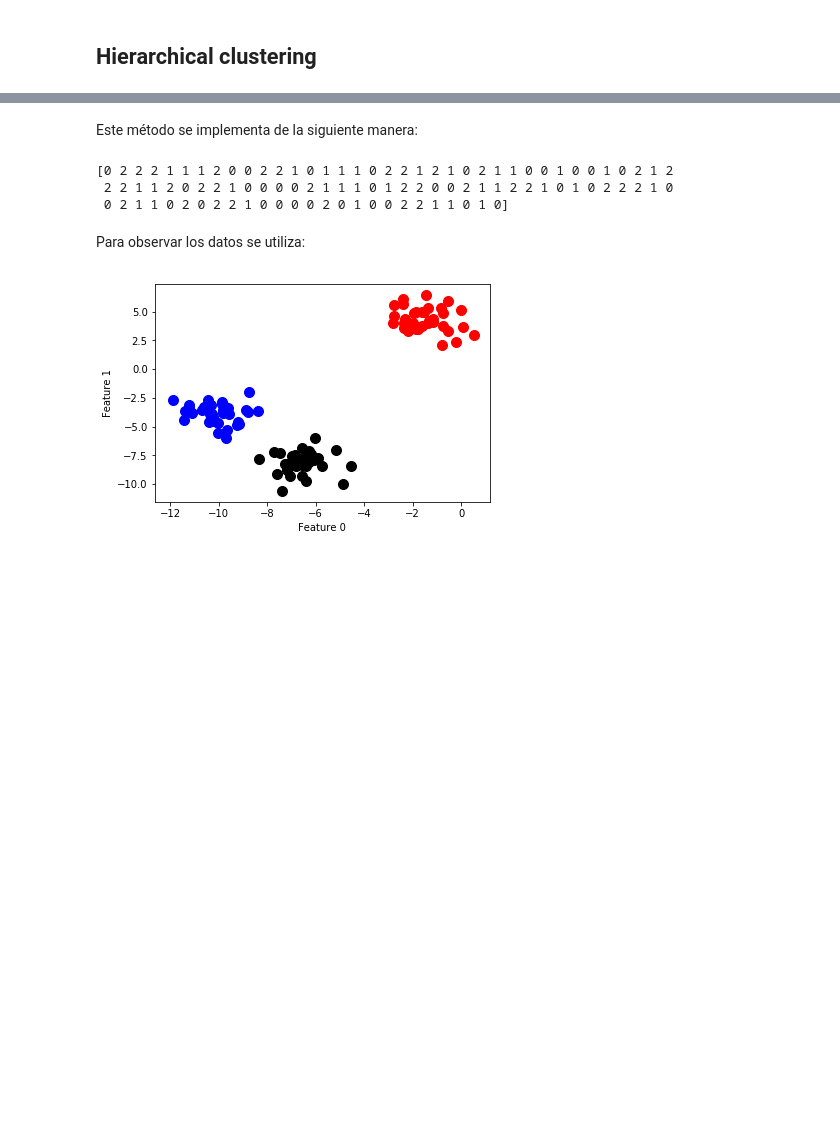
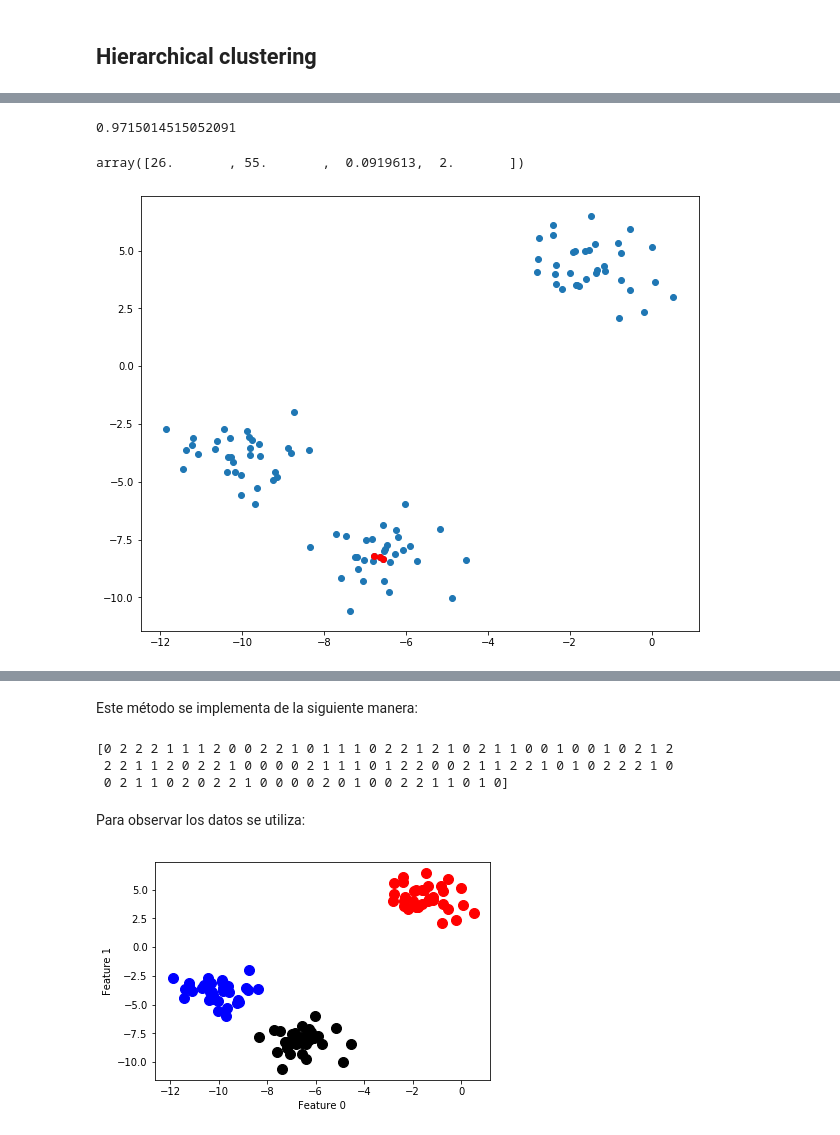
Before and after one commit to camilogutierrez/MachineLearning-1, a Jupyter notebook: NOTEBOOKS/12_Cluster.ipynb, the cells around one changed output, grey strips where cells are left out. Saved outputs shown, nothing was run; the diff lists cells and outputs as text; code cells hidden in the pictures; blank space fills up the shorter version.

```diff
--- a/NOTEBOOKS/12_Cluster.ipynb
+++ b/NOTEBOOKS/12_Cluster.ipynb
@@ -87,0 +141,19 @@ plt.ylabel('Cluster distance');
+# %%
+from scipy.cluster.hierarchy import cophenet
+from scipy.spatial.distance import pdist
+C, coph_dist=cophenet(Z,pdist(X)) #Coeficiente de Cophenet
+C
+# %% [output]
+0.9715014515052091
+# %%
+Z[106-len(X)] # para saber los puntos que se encuentran en el cluster 106, que se agrego  en el item 17 de Z
+# %% [output]
+array([26.       , 55.       ,  0.0919613,  2.       ])
+# %%
+idx=[26,55,40] # los tres puntos que agrego
+plt.figure(figsize=(10,8))
+plt.scatter(X[:,0],X[:,1]) #pintar todos los puntos
+plt.scatter(X[idx,0],X[idx,1],c='r') #para destacar los tres puntos agregados
+plt.show()
+# %% [output]
+[figure, added]
```
Also changed, not shown: parts of 26 cells of this notebook, 2 other files.
